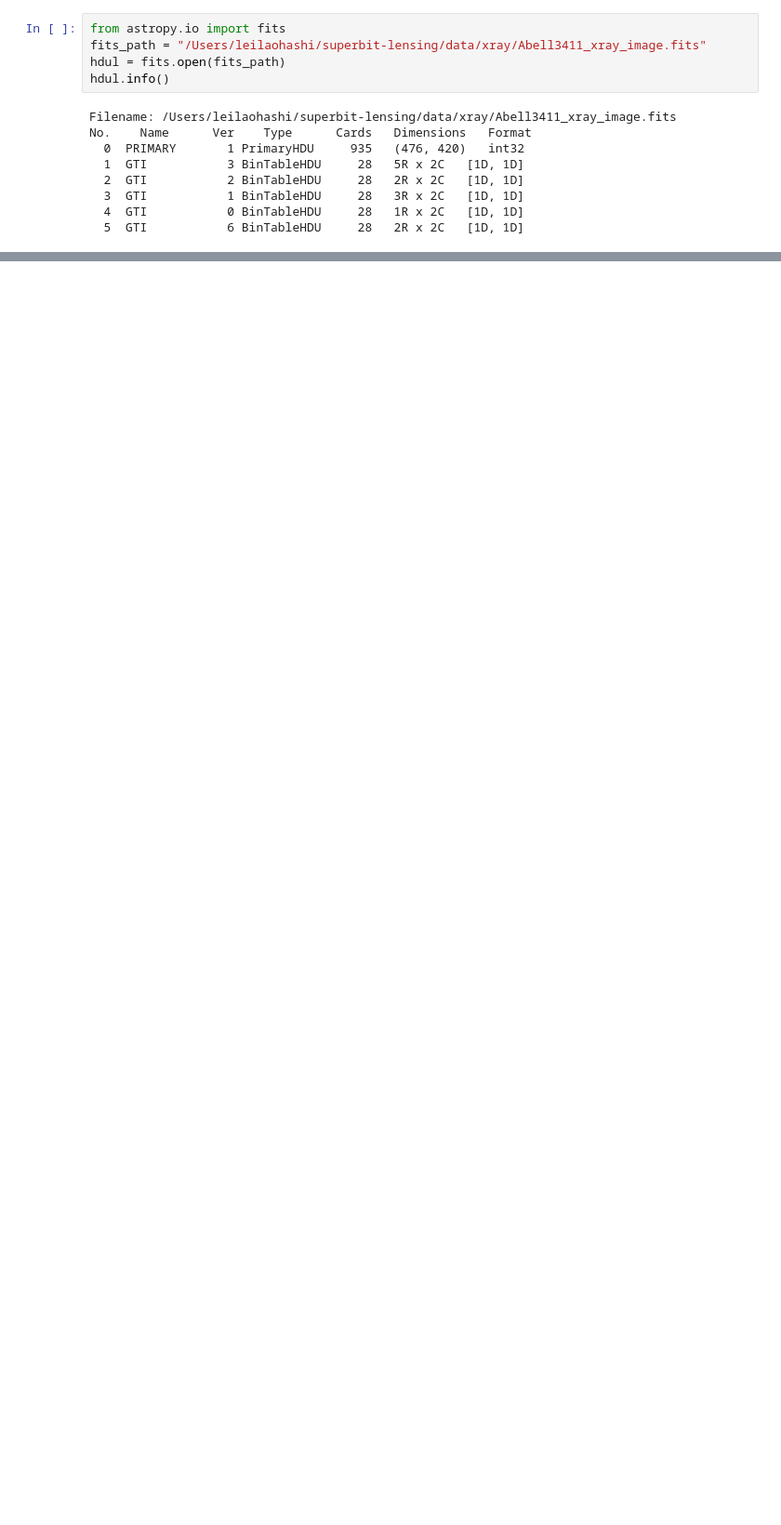
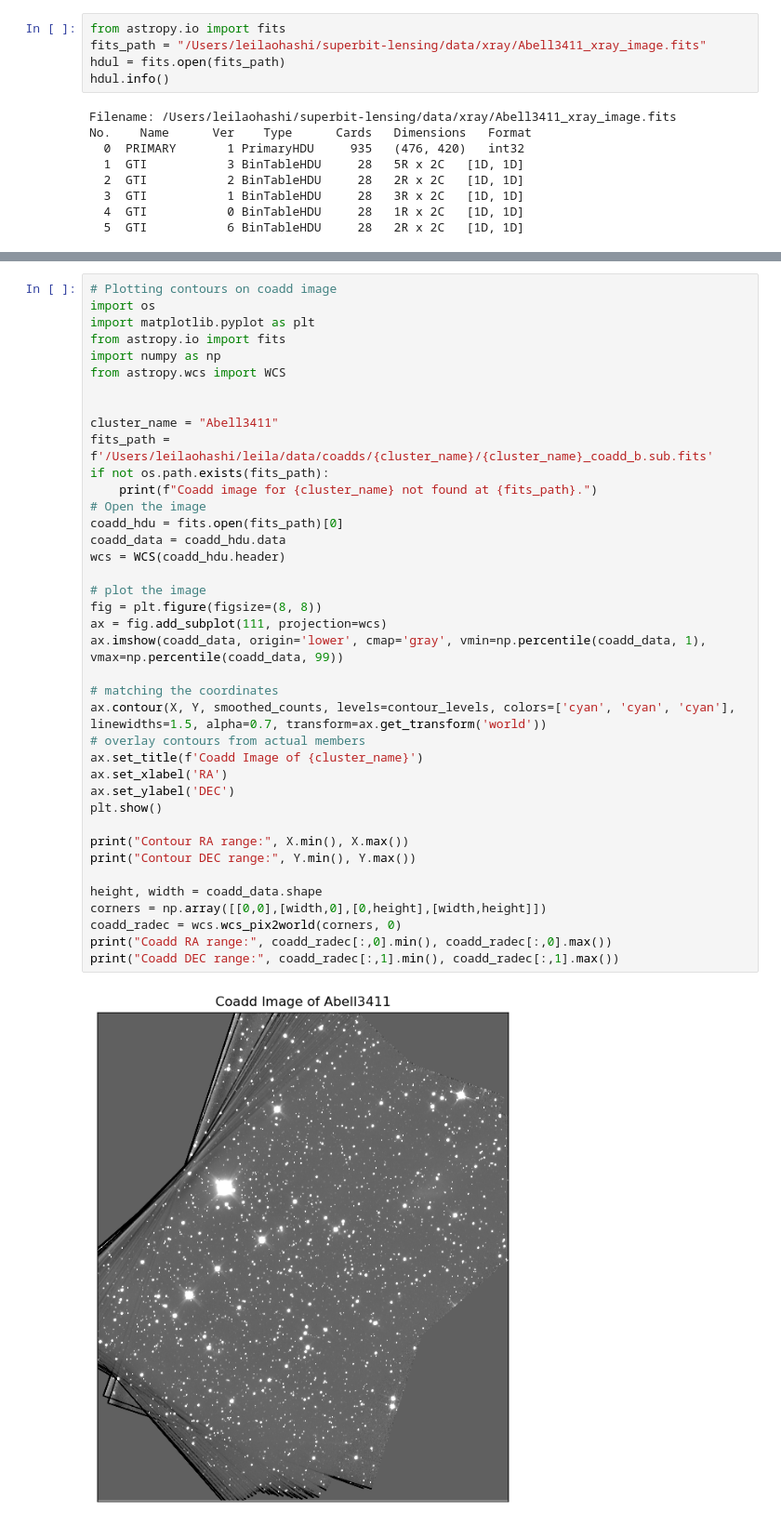
Before and after one commit to LeilaOhashi/leila_superbit_lensing, a Jupyter notebook: notebooks/leila_redseq.ipynb, the cells around one changed output, grey strips where cells are left out. Shown at 93% size. Drawn from its saved outputs; the diff is of its cells as text; blank space fills up the shorter version.

```diff
--- a/notebooks/leila_redseq.ipynb
+++ b/notebooks/leila_redseq.ipynb
@@ -158,0 +253,41 @@ No.    Name      Ver    Type      Cards   Dimensions   Format
+# %%
+# Plotting contours on coadd image
+import os
+import matplotlib.pyplot as plt
+from astropy.io import fits
+import numpy as np
+from astropy.wcs import WCS
+
+
+cluster_name = "Abell3411"
+fits_path = f'/Users/leilaohashi/leila/data/coadds/{cluster_name}/{cluster_name}_coadd_b.sub.fits'
+if not os.path.exists(fits_path):
+    print(f"Coadd image for {cluster_name} not found at {fits_path}.")
+# Open the image
+coadd_hdu = fits.open(fits_path)[0]
+coadd_data = coadd_hdu.data
+wcs = WCS(coadd_hdu.header)
+
+# plot the image
+fig = plt.figure(figsize=(8, 8))
+ax = fig.add_subplot(111, projection=wcs)
+ax.imshow(coadd_data, origin='lower', cmap='gray', vmin=np.percentile(coadd_data, 1), vmax=np.percentile(coadd_data, 99))
+
+# matching the coordinates
+ax.contour(X, Y, smoothed_counts, levels=contour_levels, colors=['cyan', 'cyan', 'cyan'], linewidths=1.5, alpha=0.7, transform=ax.get_transform('world'))
+# overlay contours from actual members
+ax.set_title(f'Coadd Image of {cluster_name}')
+ax.set_xlabel('RA')
+ax.set_ylabel('DEC')
+plt.show()
+
+print("Contour RA range:", X.min(), X.max())
+print("Contour DEC range:", Y.min(), Y.max())
+
+height, width = coadd_data.shape
+corners = np.array([[0,0],[width,0],[0,height],[width,height]])
+coadd_radec = wcs.wcs_pix2world(corners, 0)
+print("Coadd RA range:", coadd_radec[:,0].min(), coadd_radec[:,0].max())
+print("Coadd DEC range:", coadd_radec[:,1].min(), coadd_radec[:,1].max())
+# %% [output]
+[figure, added]
```
Also changed, not shown: parts of 6 cells of this notebook.
